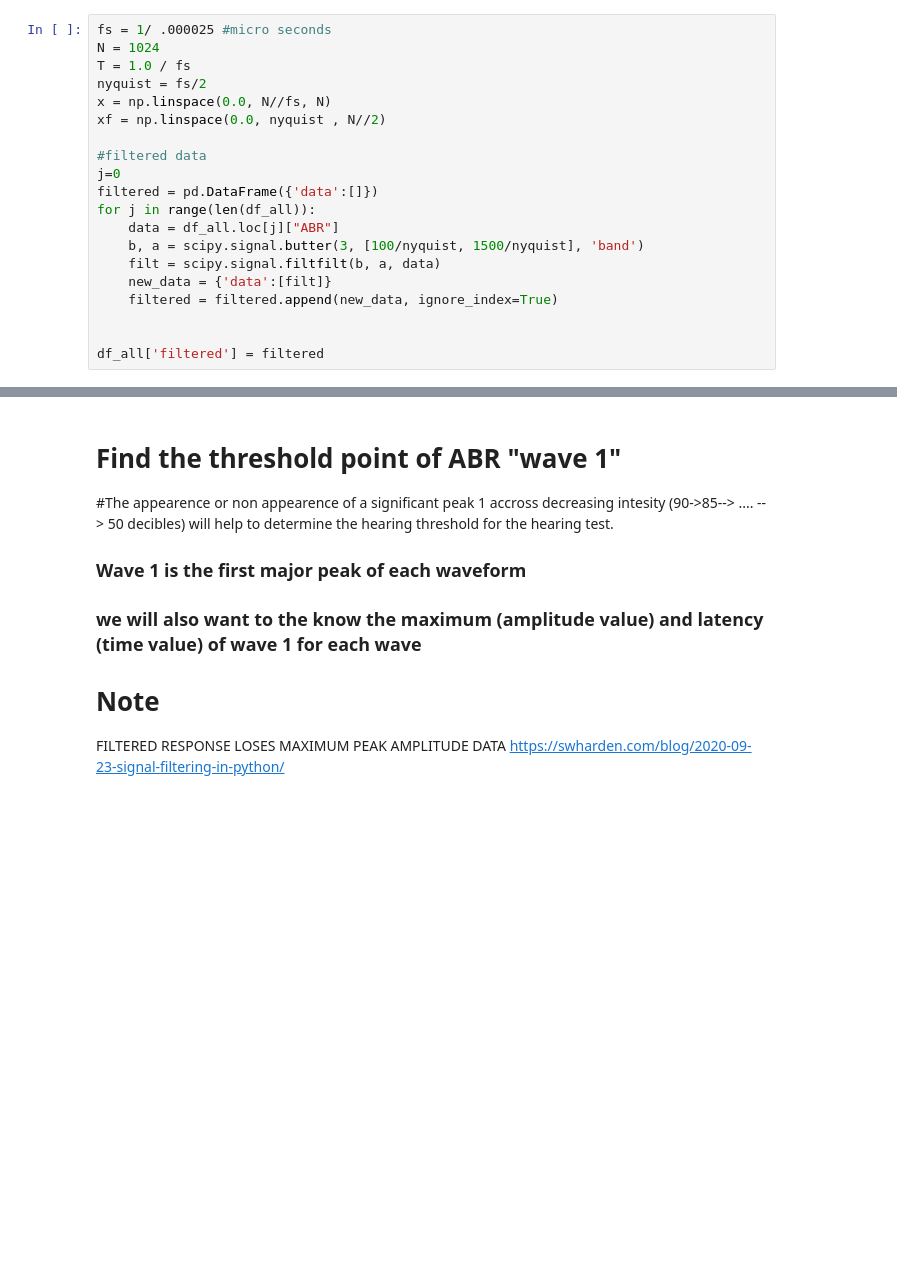
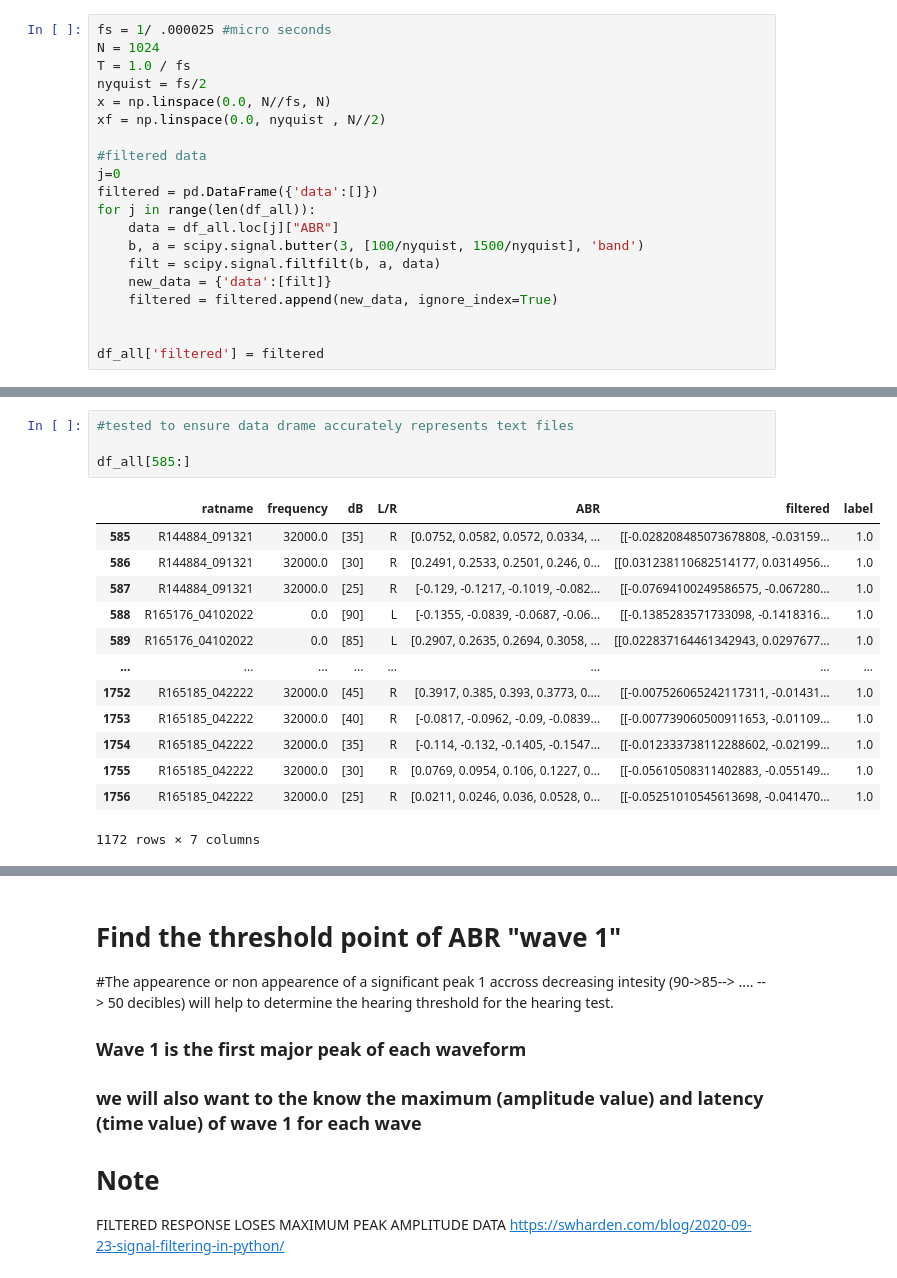
Before and after one commit to DeckerDreams/ABR_Processing, a Jupyter notebook: parser_CNNtest_6.ipynb, the cells around one changed output, grey strips where cells are left out. Drawn from its saved outputs; the diff is of its cells as text; blank space fills up the shorter version.

```diff
--- a/parser_CNNtest_6.ipynb
+++ b/parser_CNNtest_6.ipynb
@@ -378,0 +365,18 @@ for i in neg.index:
+# %%
+#tested to ensure data drame accurately represents text files
+
+df_all[585:]
+# %% [output]
+|  | ratname | frequency | dB | L/R | ABR | filtered | label |
+| 585 | R144884_091321 | 32000.0 | [35] | R | [0.0752, 0.0582, 0.0572, 0.0334, ... | [[-0.028208485073678808, -0.03159... | 1.0 |
+| 586 | R144884_091321 | 32000.0 | [30] | R | [0.2491, 0.2533, 0.2501, 0.246, 0... | [[0.031238110682514177, 0.0314956... | 1.0 |
+| 587 | R144884_091321 | 32000.0 | [25] | R | [-0.129, -0.1217, -0.1019, -0.082... | [[-0.07694100249586575, -0.067280... | 1.0 |
+| 588 | R165176_04102022 | 0.0 | [90] | L | [-0.1355, -0.0839, -0.0687, -0.06... | [[-0.1385283571733098, -0.1418316... | 1.0 |
+| 589 | R165176_04102022 | 0.0 | [85] | L | [0.2907, 0.2635, 0.2694, 0.3058, ... | [[0.022837164461342943, 0.0297677... | 1.0 |
+| ... | ... | ... | ... | ... | ... | ... | ... |
+| 1752 | R165185_042222 | 32000.0 | [45] | R | [0.3917, 0.385, 0.393, 0.3773, 0.... | [[-0.007526065242117311, -0.01431... | 1.0 |
+| 1753 | R165185_042222 | 32000.0 | [40] | R | [-0.0817, -0.0962, -0.09, -0.0839... | [[-0.007739060500911653, -0.01109... | 1.0 |
+| 1754 | R165185_042222 | 32000.0 | [35] | R | [-0.114, -0.132, -0.1405, -0.1547... | [[-0.012333738112288602, -0.02199... | 1.0 |
+| 1755 | R165185_042222 | 32000.0 | [30] | R | [0.0769, 0.0954, 0.106, 0.1227, 0... | [[-0.05610508311402883, -0.055149... | 1.0 |
+| 1756 | R165185_042222 | 32000.0 | [25] | R | [0.0211, 0.0246, 0.036, 0.0528, 0... | [[-0.05251010545613698, -0.041470... | 1.0 |
+1172 rows × 7 columns
```
Also changed, not shown: parts of 35 cells of this notebook, 44 other files.
